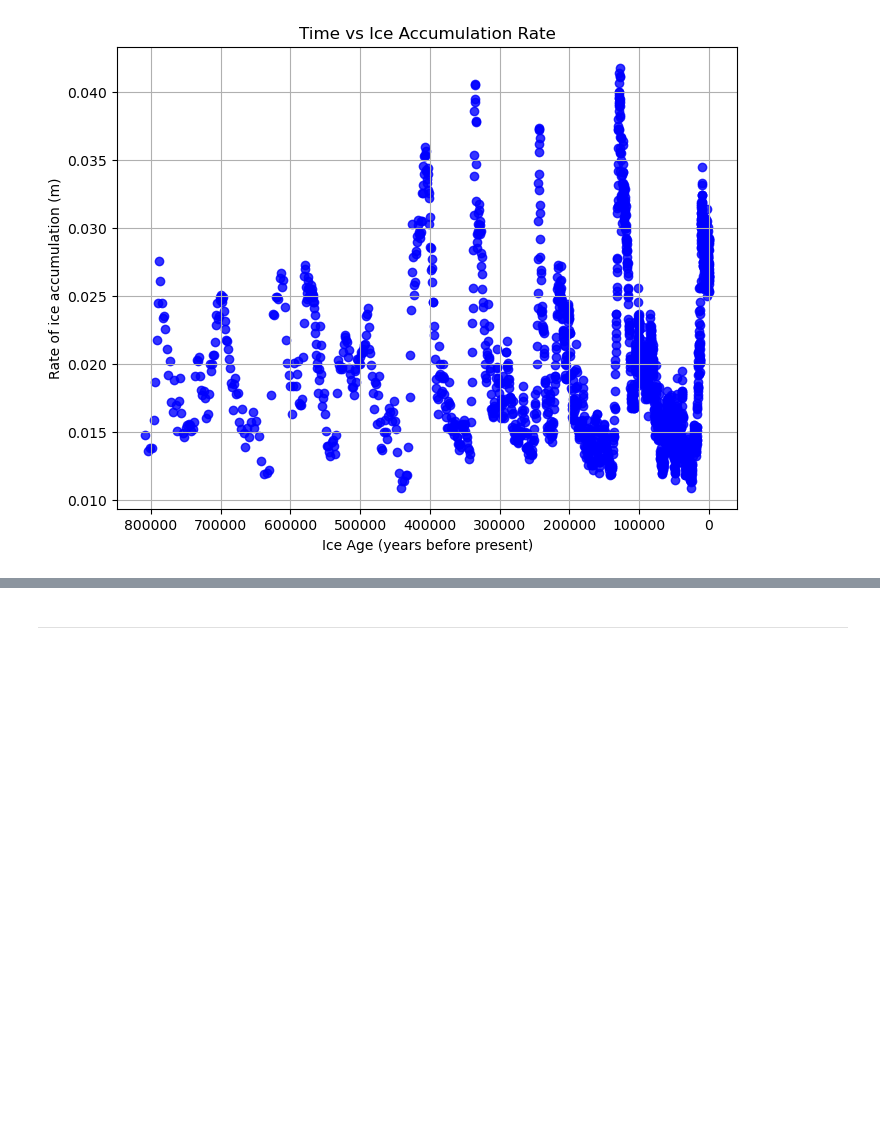
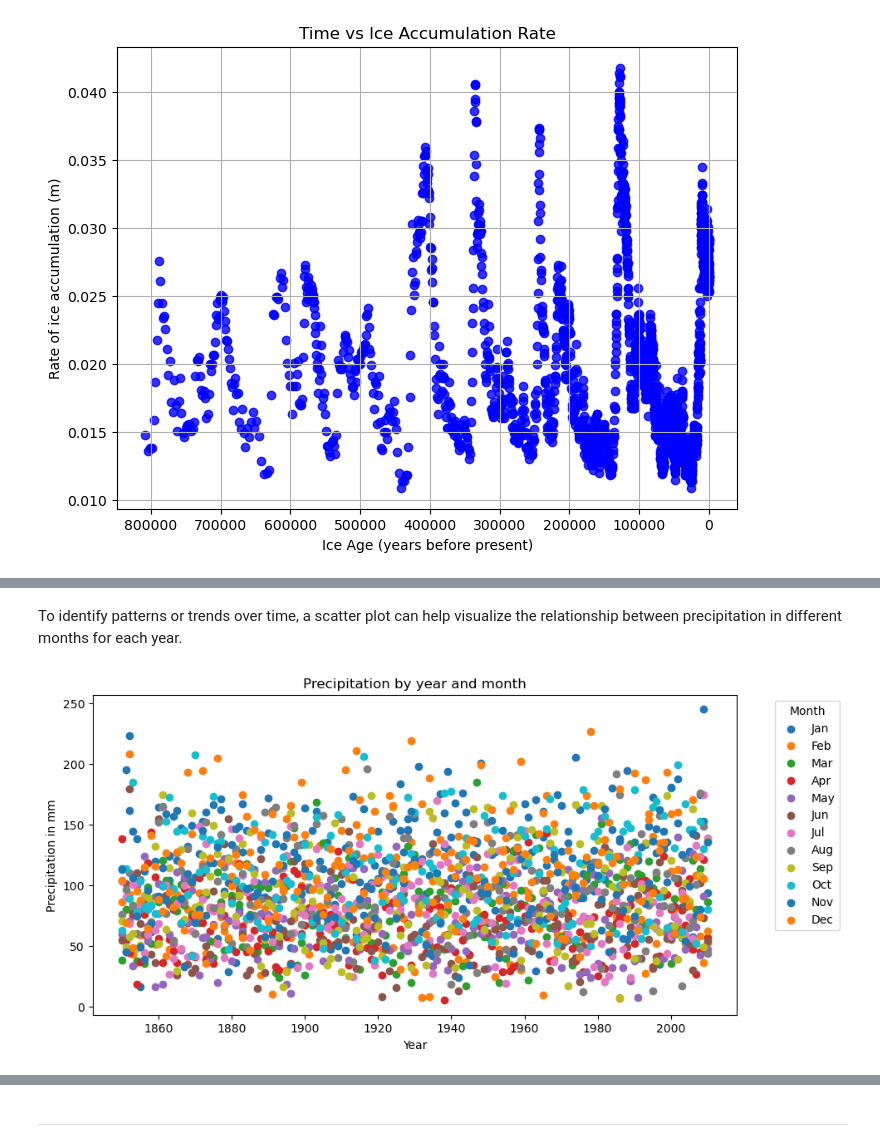
Before and after one commit to jalaca91/project2-programming-data-analysis, a Jupyter notebook: project.ipynb, the cells around one changed output, grey strips where cells are left out. Cells and saved outputs as stored; diff of their text form; code cells hidden in the pictures; blank space fills up the shorter version.

Commit message:
fix formatting of comments + added db + update ref + irish context + plots

```diff
--- a/project.ipynb
+++ b/project.ipynb
@@ -291,0 +301,5 @@ The plot suggests that ice accumulation has been oscillating since records have
+# %%
+# Read data from IIP_National series
+rain_file_path = "data\IIP_National series.csv"
+rain_df = pd.read_csv(rain_file_path,skiprows =2,index_col="Year")
+rain_df.head()
@@ -291,0 +314,15 @@ The plot suggests that ice accumulation has been oscillating since records have
+# %% [markdown]
+To identify patterns or trends over time, a scatter plot can help visualize the relationship between precipitation in different months for each year.
+# %%
+# Scatterplot for precipitation by year and month
+plt.figure(figsize=(10, 5))
+for col in rain_df.columns:   # This loop iterates through each column in the rain_df DataFrame
+    plt.scatter(rain_df.index, rain_df[col], label=col)  # A scatter plot is created using years and precipitation values for that specific month
+
+plt.xlabel("Year")
+plt.ylabel("Precipitation in mm")
+plt.title("Precipitation by year and month")
+plt.legend(title="Month", bbox_to_anchor=(1.05, 1), loc="upper left")  # [9]
+plt.show()
+# %% [output]
+[figure, added]
```
Also changed, not shown: parts of 17 cells of this notebook.
